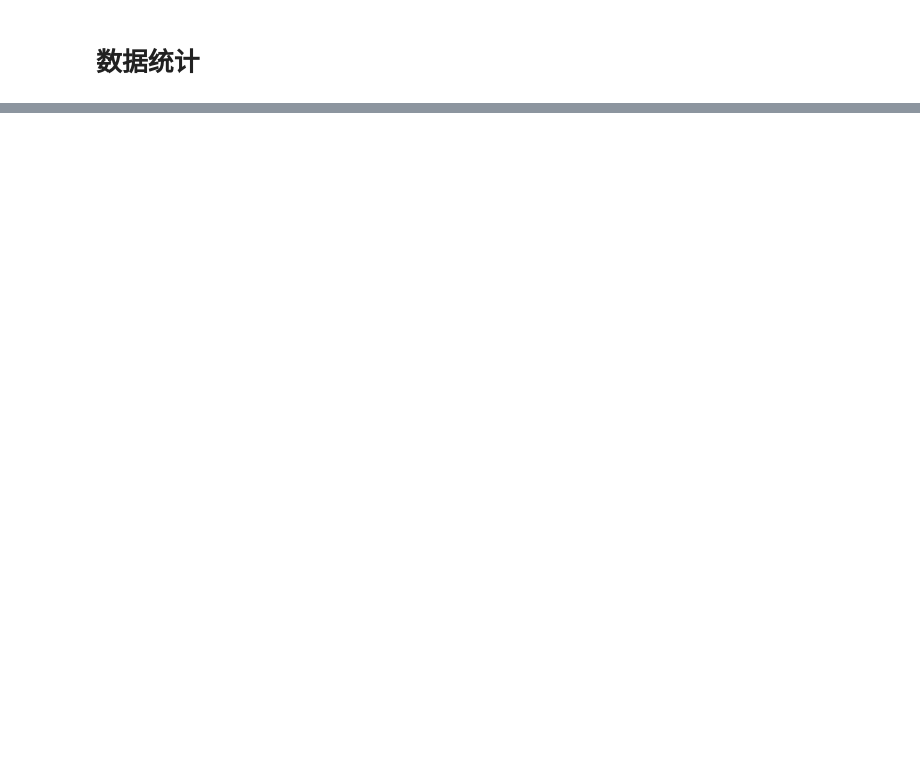
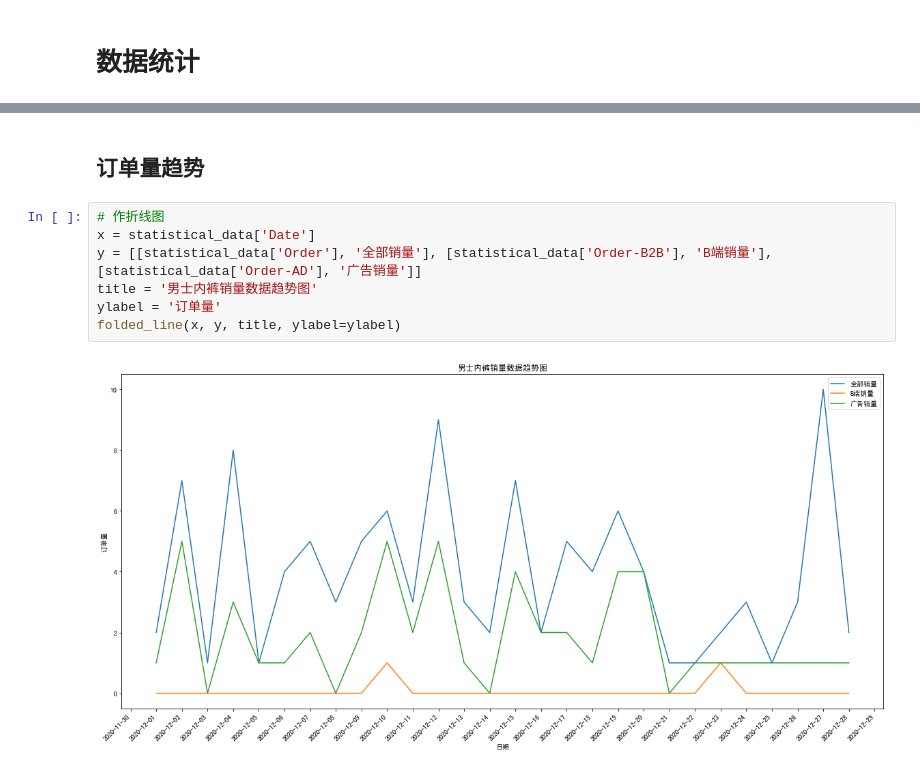
Before and after one commit to yves1012/Iridescent, a Jupyter notebook: Amazon/亚马逊数据分析.ipynb, the cells around one changed output, grey strips where cells are left out. Saved outputs shown, nothing was run; the diff lists cells and outputs as text; blank space fills up the shorter version.

```diff
--- a/Amazon/亚马逊数据分析.ipynb
+++ b/Amazon/亚马逊数据分析.ipynb
@@ -129,0 +204,11 @@ sql = 'select * from tbl_shark_gray_business_us where Date(Date) between "{}" an
+# %% [markdown]
+## 订单量趋势
+# %%
+# 作折线图
+x = statistical_data['Date']
+y = [[statistical_data['Order'], '全部销量'], [statistical_data['Order-B2B'], 'B端销量'], [statistical_data['Order-AD'], '广告销量']]
+title = '男士内裤销量数据趋势图'
+ylabel = '订单量'
+folded_line(x, y, title, ylabel=ylabel)
+# %% [output]
+[figure, added]
```
Also changed, not shown: parts of 46 cells of this notebook, 2 other files.
